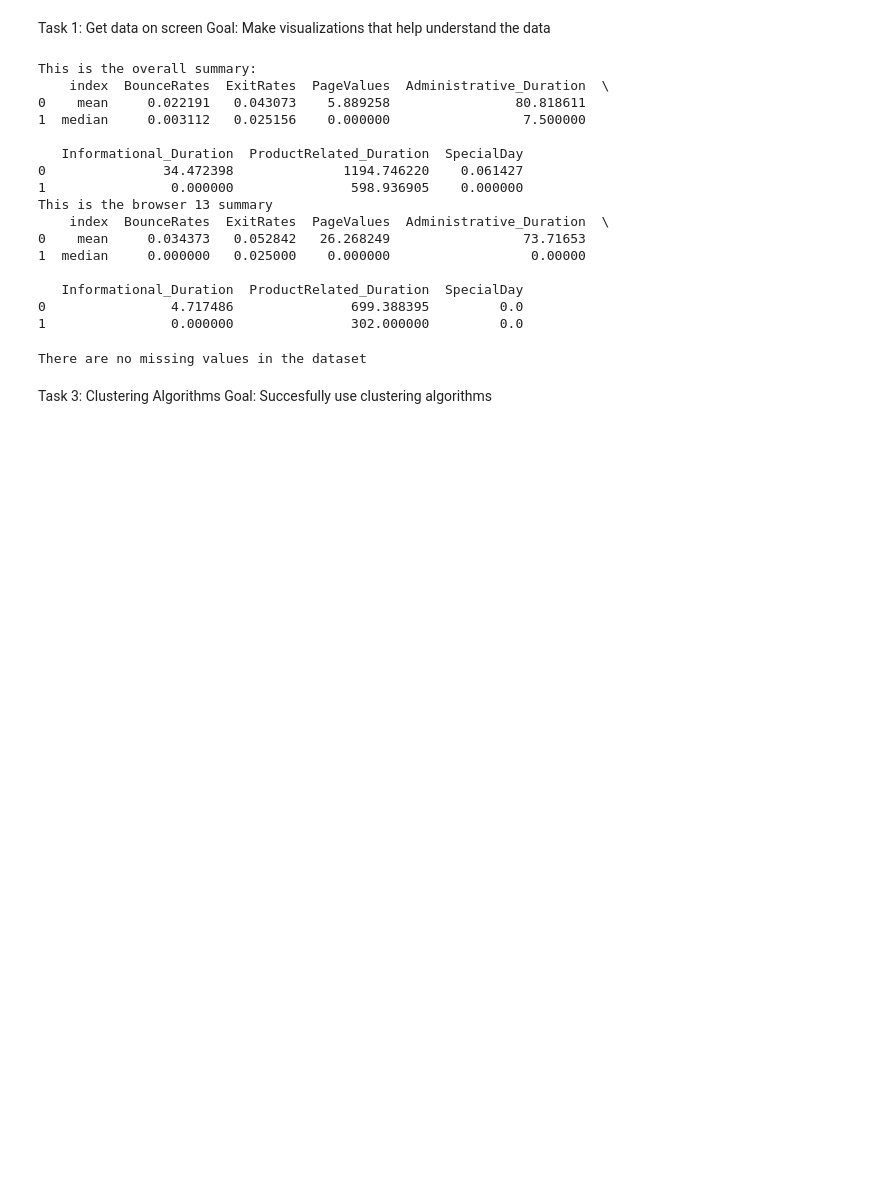
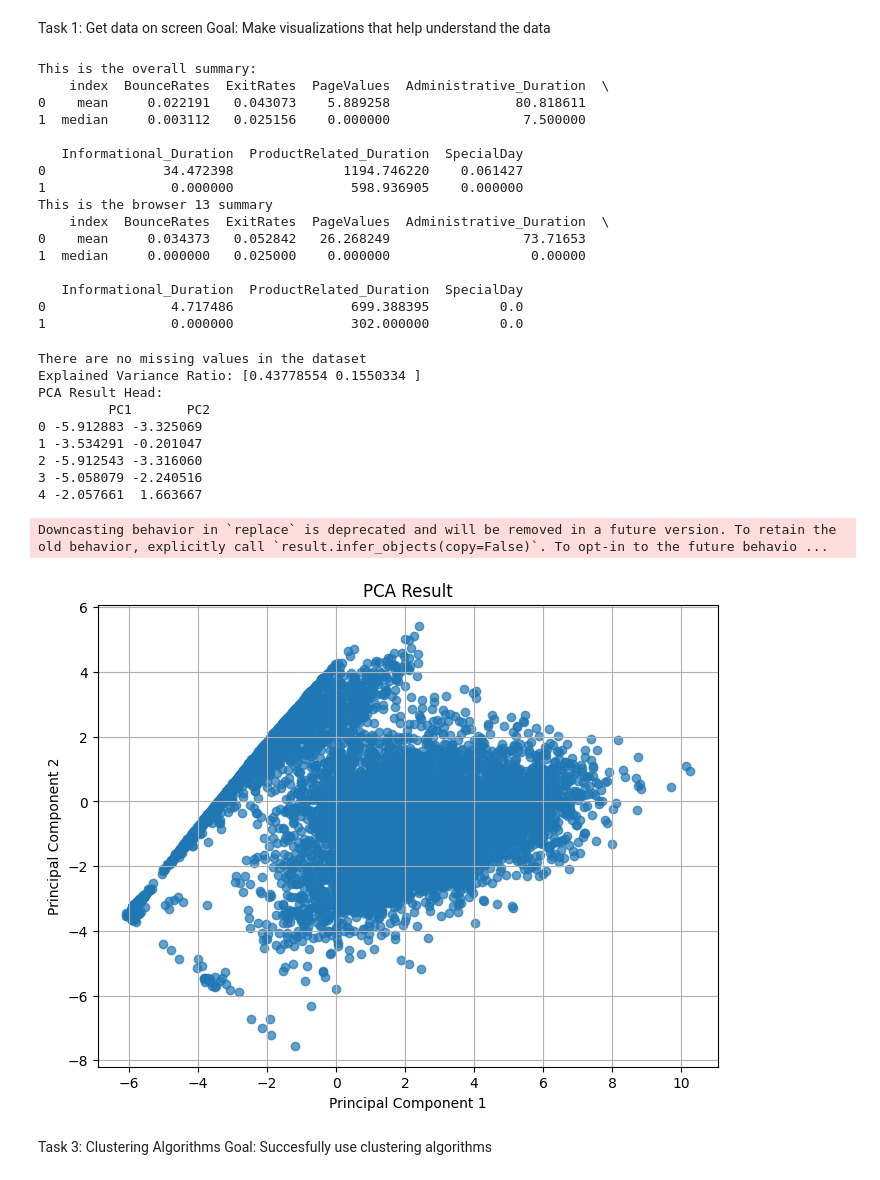
Before and after one commit to GijsKUU/DA2, a Jupyter notebook: DA2notebook.ipynb, the cells around one changed output. Saved outputs shown, nothing was run; the diff lists cells and outputs as text; code cells hidden in the pictures; blank space fills up the shorter version.

```diff
--- a/DA2notebook.ipynb
+++ b/DA2notebook.ipynb
@@ -205,33 +209,88 @@ This is the browser 13 summary
 # %%
 
 # cleaning
-cleaned = DATA.dropna()
-if len(DATA)-len(cleaned) == 0:
+
+cleaneddata = DATA.dropna()
+if len(DATA)-len(cleaneddata) == 0:
     print("There are no missing values in the dataset")
 
-# candidates for one-hot-encoding (OHE)
+#candidates for one-hot-encoding (OHE)
 featuresOHN = ['Month', 'OperatingSystems', 'Browser', 'Region', 'TrafficType', 'VisitorType']
-#data[featuresOHN] = data[featuresOHN].astype(str)
+cleaneddata[featuresOHN] = cleaneddata[featuresOHN].astype(str)
 transformer = make_column_transformer((OneHotEncoder(categories='auto', sparse_output=False), featuresOHN), remainder='passthrough')
 transformed = transformer.fit_transform(DATA)
-dataOHN = pd.DataFrame(transformed, columns=transformer.get_feature_names_out())
+df = pd.DataFrame(transformed, columns=transformer.get_feature_names_out())
+
 # clean column names for readability
-flist = dataOHN.columns.to_list()
+flist = df.columns.to_list()
 newflist = [col.replace('remainder__', '') if col.startswith('remainder__') else col.replace('onehotencoder__', '') for col in flist]
-dataOHN.columns = newflist
+df.columns = newflist
+
+# Assuming df is your DataFrame
+print(df.columns)
+
+boolcolumns = ['Weekend','Revenue']
+for column in boolcolumns:
+    cleaneddata[column] = cleaneddata[column].replace({'TRUE': 1, 'FALSE': 0})
+    df[column] = df[column].replace({'TRUE': 1, 'FALSE': 0})
+print(cleaneddata.columns)
+
+
+encodedcolumns = ['OperatingSystems','Browser','Region','TrafficType','BrowserType']
+
+dropencoded = False
+for column in encodedcolumns:
+    if dropencoded:
+        df = df.drop(columns=[column])
+
+#df = df.drop(columns=['Month','VisitorType'])
+df = df.drop(columns=['BrowserType'])
+
 
 # data normalization
 featuresMinMax = ['BounceRates', 'ExitRates']
 featuresZscore = ['Administrative', 'Administrative_Duration', 'Informational', 'Informational_Duration', 'ProductRelated', 'ProductRelated_Duration', 'PageValues']
 
 for f in featuresMinMax:
-    dataOHN[f] = (dataOHN[f] - dataOHN[f].min()) /(dataOHN[f].max() - dataOHN[f].min())
+    df[f] = (df[f] - df[f].min()) /(df[f].max() - df[f].min())
 
 for f in featuresZscore:
-    dataOHN[f] = dataOHN[f].astype(float)
-    dataOHN[f] = np.log1p(dataOHN[f])
+    df[f] = df[f].astype(float)
+    df[f] = np.log1p(df[f])
+
+# Applying PCA
+pca = PCA(n_components=2)  # Adjust the number of components as needed
+pca_result = pca.fit_transform(df)
+
+# Create a DataFrame for PCA results
+pca_df = pd.DataFrame(data=pca_result, columns=['PC1', 'PC2'])
+
+# Print the explained variance ratio
+print("Explained Variance Ratio:", pca.explained_variance_ratio_)
+print("PCA Result Head:\n", pca_df.head())
+
+# If you want to visualize the PCA results
+
+
+plt.figure(figsize=(8, 6))
+plt.scatter(pca_df['PC1'], pca_df['PC2'], alpha=0.7)
+plt.title('PCA Result')
+plt.xlabel('Principal Component 1')
+plt.ylabel('Principal Component 2')
+plt.grid()
+plt.show()
 # %% [output]
 There are no missing values in the dataset
+Explained Variance Ratio: [0.43778554 0.1550334 ]
+PCA Result Head:
+         PC1       PC2
+0 -5.912883 -3.325069
+1 -3.534291 -0.201047
+2 -5.912543 -3.316060
+3 -5.058079 -2.240516
+4 -2.057661  1.663667
+Downcasting behavior in `replace` is deprecated and will be removed in a future version. To retain the old behavior, explicitly call `result.infer_objects(copy=False)`. To opt-in to the future behavio ...
+[figure, added]
 # %% [markdown]
 Task 3: Clustering Algorithms
 Goal: Succesfully use clustering algorithms
```
Also changed, not shown: parts of 5 cells of this notebook.
